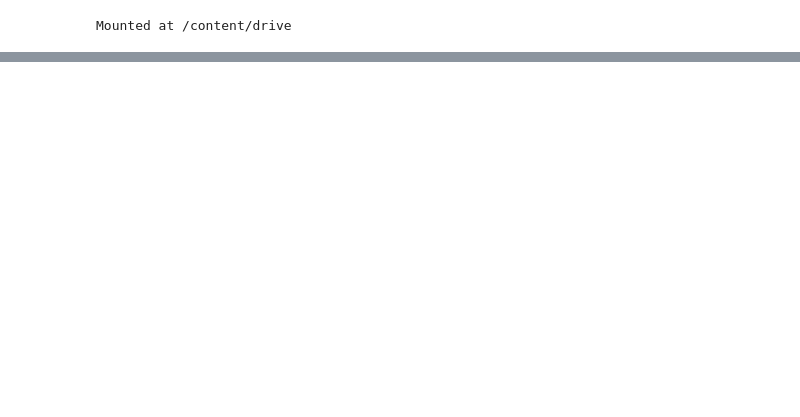
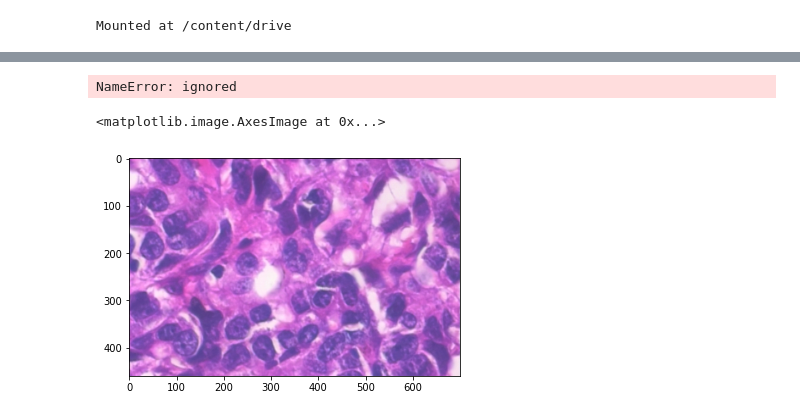
Before and after one commit to Nadeem-Anwar/Nadeem-Anwar, a Jupyter notebook: Cancer.ipynb, the cells around one changed output, grey strips where cells are left out. Cells and saved outputs as stored; diff of their text form; code cells hidden in the pictures; blank space fills up the shorter version.

```diff
--- a/Cancer.ipynb
+++ b/Cancer.ipynb
@@ -87,0 +86,17 @@ print(data)
+# %%
+from sklearn.model_selection import train_test_split
+Bx_train, Bx_test, Bname_train, Bname_test = train_test_split(benignList, benignName, test_size = 0.2, random_state = 1)
+Mx_train, Mx_test, Mname_train, Mname_test = train_test_split(malignantList, malignantName, test_size = 0.2, random_state = 1)
+# %%
+try:
+  os.mkdir(destination + '/BreaKHis_v1')
+  os.mkdir(destination + '/BreaKHis_v1/train')
+  os.mkdir(destination + '/BreaKHis_v1/train/benign')
+  os.mkdir(destination + '/BreaKHis_v1/train/malignant')
+  os.mkdir(destination + '/BreaKHis_v1/test')
+  os.mkdir(destination + '/BreaKHis_v1/test/benign')
+  os.mkdir(destination + '/BreaKHis_v1/test/malignant')
+except FileExistsError:
+  print('Destination folders already exist')
+# %% [output]
+NameError: ignored
@@ -87,0 +124,19 @@ print(data)
+# %%
+#Image Preprocessing
+img = Mx_train[10]
+pyplot.imshow(img)
+imgc = cv2.cvtColor(img, cv2.COLOR_BGR2RGB)
+r_image, g_image, b_image = cv2.split(imgc)
+
+r_image_eq = cv2.equalizeHist(r_image)
+g_image_eq = cv2.equalizeHist(g_image)
+b_image_eq = cv2.equalizeHist(b_image)
+
+imgc_eq = cv2.merge((r_image_eq, g_image_eq, b_image_eq))
+cmap_val = None
+pyplot.imshow(imgc)
+#ret, thresh_hold = cv2.threshold(img, 24, 255, cv2.THRESH_TRUNC)
+#pyplot.imshow(thresh_hold)
+# %% [output]
+<matplotlib.image.AxesImage at 0x...>
+[figure, added]
```
Also changed, not shown: parts of 6 cells of this notebook.
